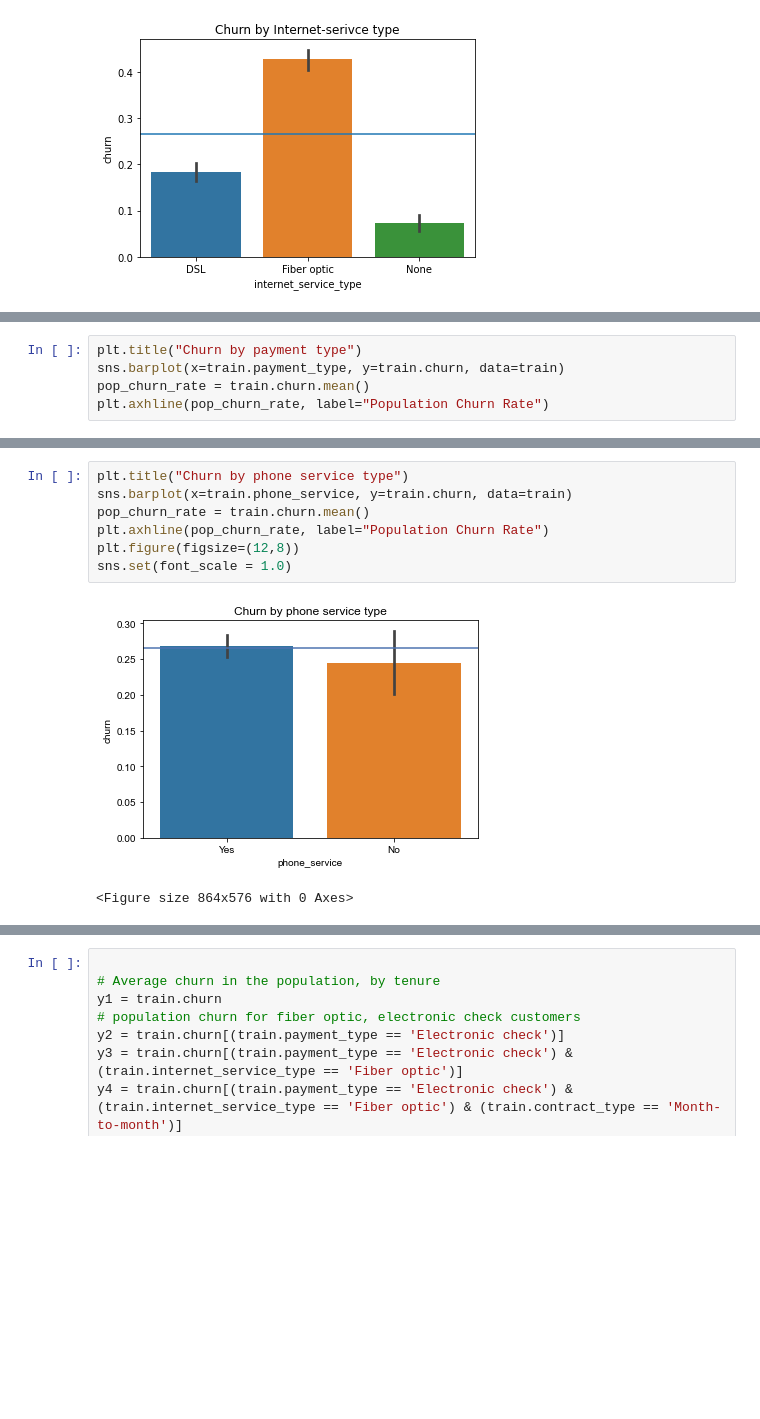
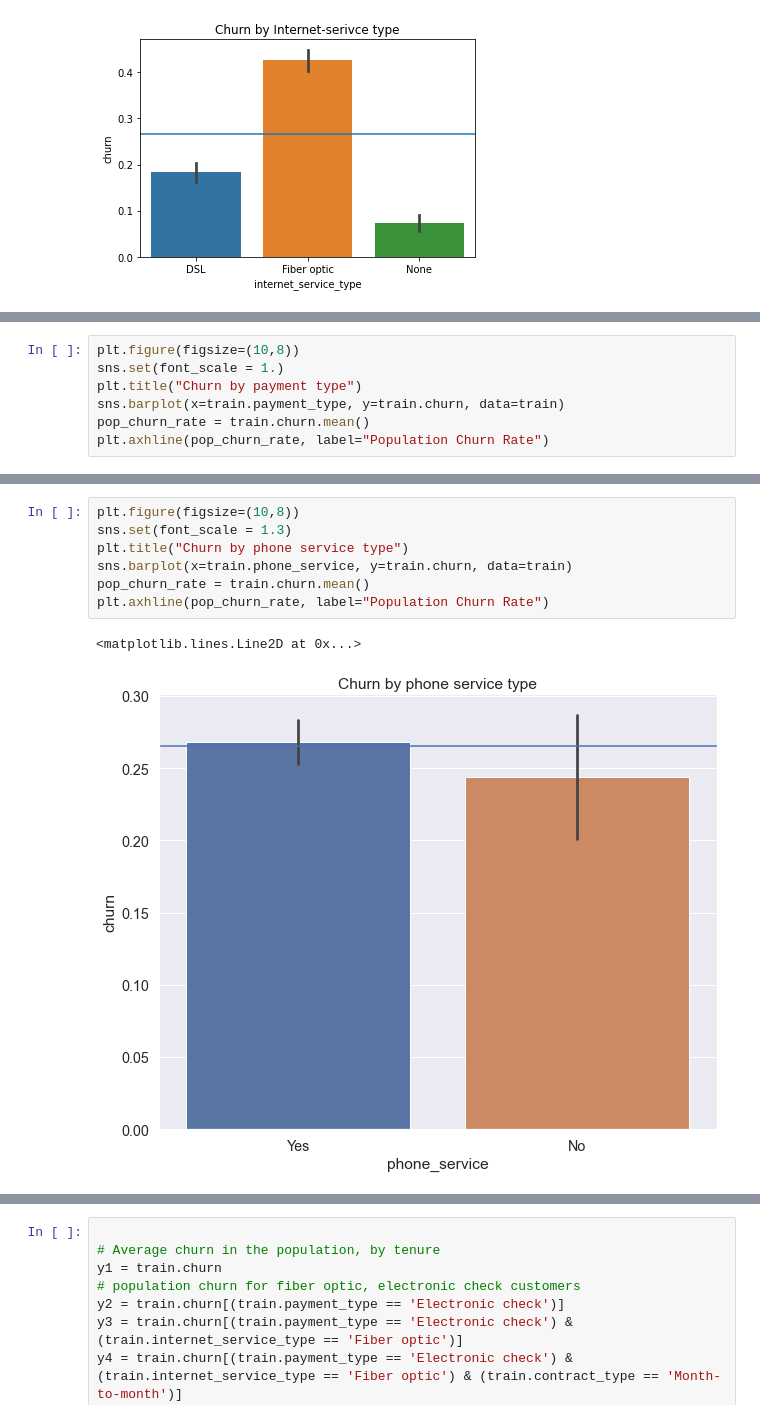
Before and after one commit to fred-lindsey/projects, a Jupyter notebook: TELCO_churn_project/scratch_notebook.ipynb, the cells around one changed output, grey strips where cells are left out. Drawn from its saved outputs; the diff is of its cells as text; blank space fills up the shorter version.

```diff
--- a/TELCO_churn_project/scratch_notebook.ipynb
+++ b/TELCO_churn_project/scratch_notebook.ipynb
@@ -245,4 +246,6 @@ plt.axhline(pop_churn_rate, label="Population Churn Rate")
 # %%
+plt.figure(figsize=(10,8))
+sns.set(font_scale = 1.)
 plt.title("Churn by payment type")
 sns.barplot(x=train.payment_type, y=train.churn, data=train)
 pop_churn_rate = train.churn.mean()
@@ -255,11 +260,11 @@ plt.axhline(pop_churn_rate, label="Population Churn Rate")
 # %%
+plt.figure(figsize=(10,8))
+sns.set(font_scale = 1.3)
 plt.title("Churn by phone service type")
 sns.barplot(x=train.phone_service, y=train.churn, data=train)
 pop_churn_rate = train.churn.mean()
 plt.axhline(pop_churn_rate, label="Population Churn Rate")
-plt.figure(figsize=(12,8))
-sns.set(font_scale = 1.0)
 # %% [output]
+<matplotlib.lines.Line2D at 0x...>
-[figure, old version]
+[figure, new version]
-<Figure size 864x576 with 0 Axes>
 # %% [markdown]
```
Also changed, not shown: parts of 95 cells of this notebook.
